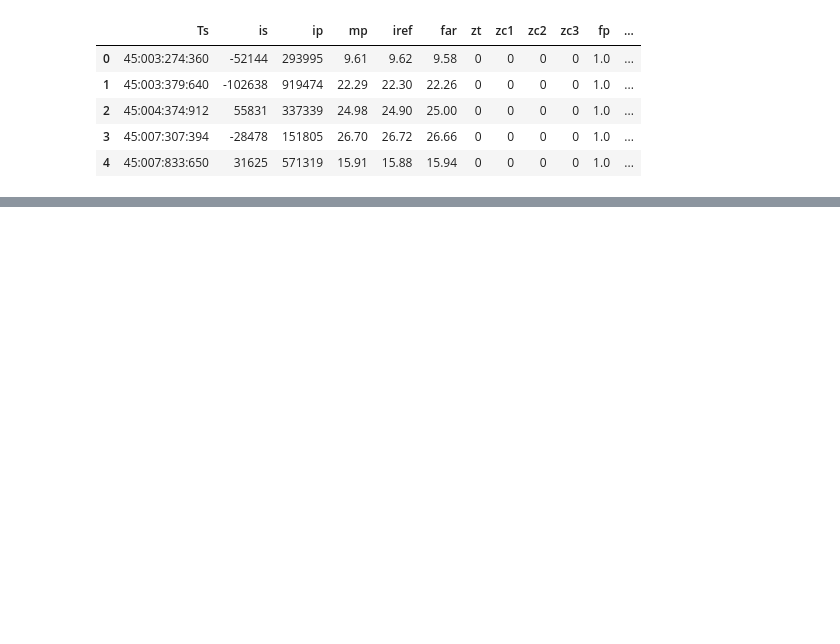
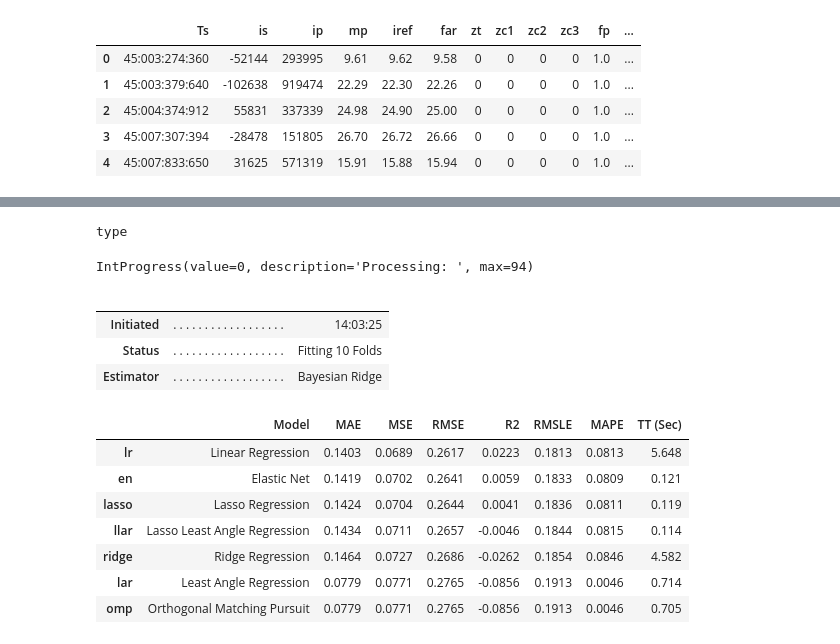
Before and after one commit to AyorindeTayo/freelancework-, a Jupyter notebook: Untitled46.ipynb, the cells around one changed output, grey strips where cells are left out. Cells and saved outputs as stored; diff of their text form; code cells hidden in the pictures; blank space fills up the shorter version.

```diff
--- a/Untitled46.ipynb
+++ b/Untitled46.ipynb
@@ -79,0 +127,21 @@ data.head()
+# %%
+type(object)
+# %% [output]
+type
+# %%
+compare_models()
+# %% [output]
+IntProgress(value=0, description='Processing: ', max=94)
+|  |  |  |
+|  |  |  |
+| Initiated | . . . . . . . . . . . . . . . . . . | 14:03:25 |
+| Status | . . . . . . . . . . . . . . . . . . | Fitting 10 Folds |
+| Estimator | . . . . . . . . . . . . . . . . . . | Bayesian Ridge |
+|  | Model | MAE | MSE | RMSE | R2 | RMSLE | MAPE | TT (Sec) |
+| lr | Linear Regression | 0.1403 | 0.0689 | 0.2617 | 0.0223 | 0.1813 | 0.0813 | 5.648 |
+| en | Elastic Net | 0.1419 | 0.0702 | 0.2641 | 0.0059 | 0.1833 | 0.0809 | 0.121 |
+| lasso | Lasso Regression | 0.1424 | 0.0704 | 0.2644 | 0.0041 | 0.1836 | 0.0811 | 0.119 |
+| llar | Lasso Least Angle Regression | 0.1434 | 0.0711 | 0.2657 | -0.0046 | 0.1844 | 0.0815 | 0.114 |
+| ridge | Ridge Regression | 0.1464 | 0.0727 | 0.2686 | -0.0262 | 0.1854 | 0.0846 | 4.582 |
+| lar | Least Angle Regression | 0.0779 | 0.0771 | 0.2765 | -0.0856 | 0.1913 | 0.0046 | 0.714 |
+| omp | Orthogonal Matching Pursuit | 0.0779 | 0.0771 | 0.2765 | -0.0856 | 0.1913 | 0.0046 | 0.705 |
```
Also changed, not shown: parts of 5 cells of this notebook.
